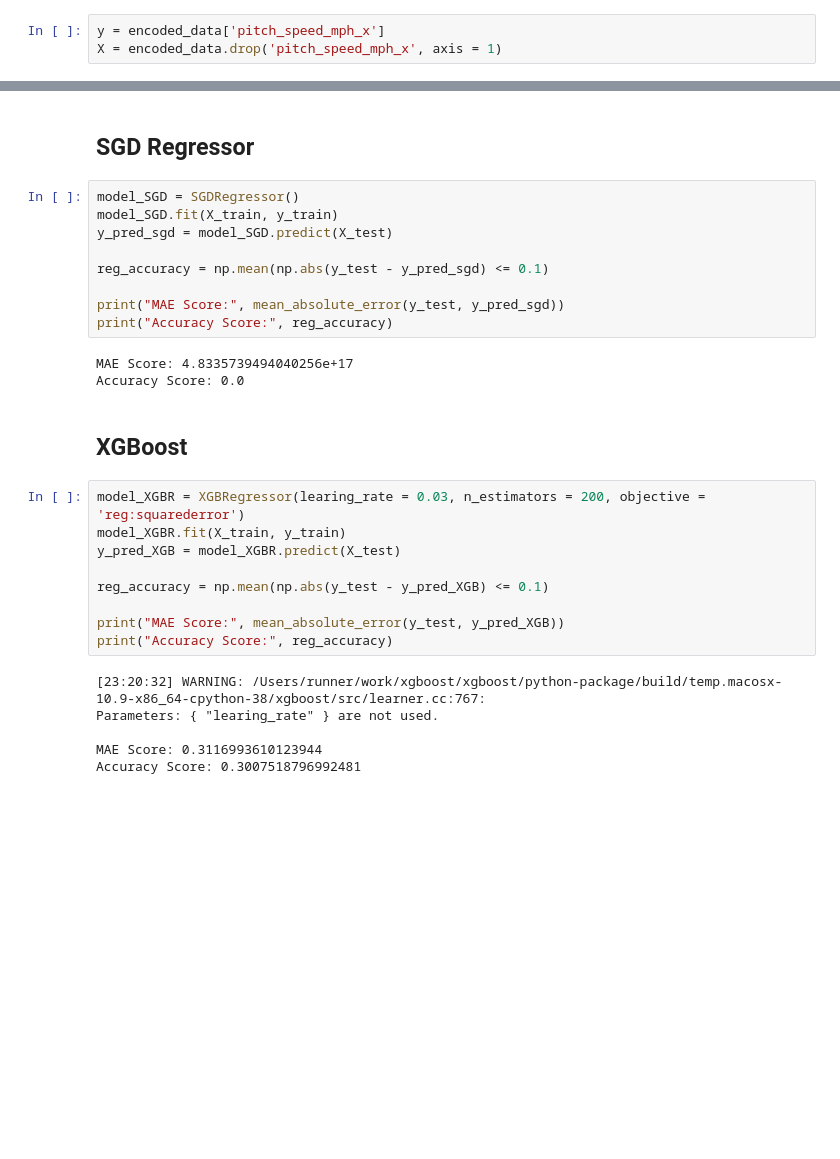
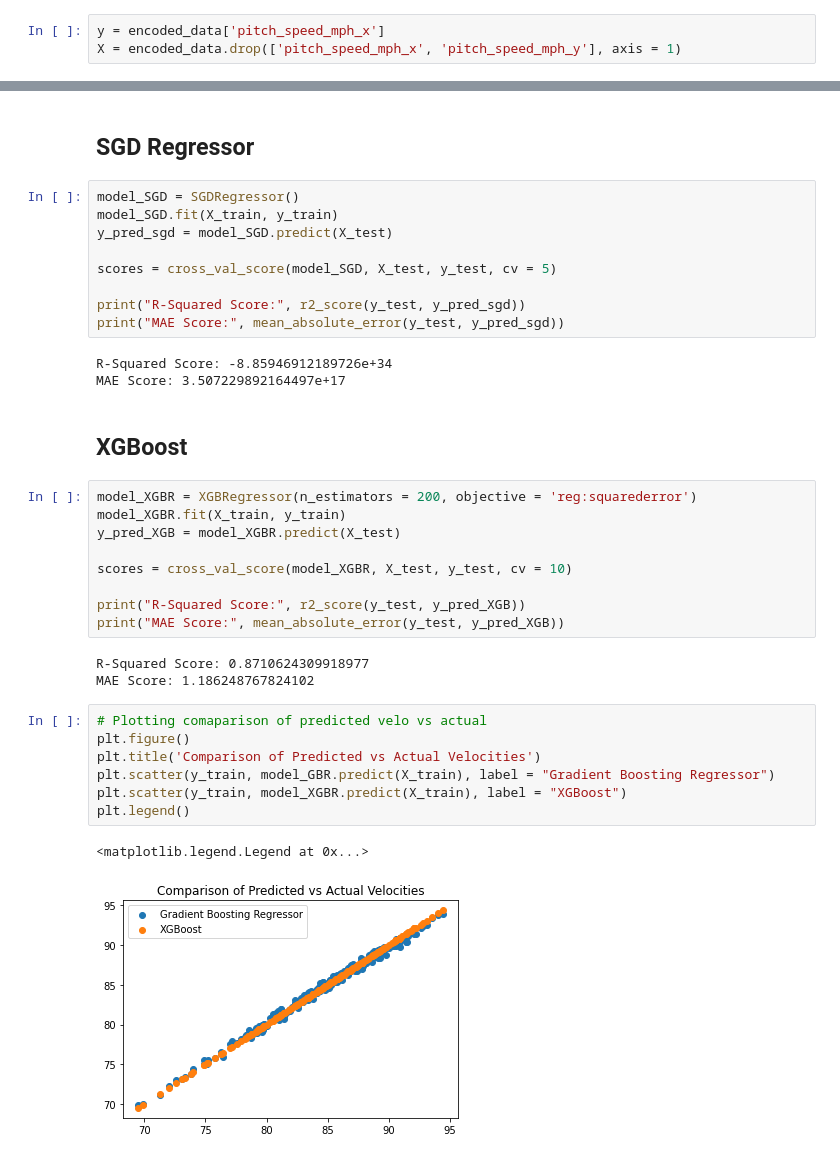
Before and after one commit to jisoawe/Biomech_Pitch_Velo_Prediction, a Jupyter notebook: Pitch Speed Prediction Model.ipynb, the cells around one changed output, grey strips where cells are left out. Cells and saved outputs as stored; diff of their text form; blank space fills up the shorter version.

```diff
--- a/Pitch Speed Prediction Model.ipynb
+++ b/Pitch Speed Prediction Model.ipynb
@@ -194,6 +176,6 @@ encoded_data.head() # = encoded_data.drop(columns = ['playing_level', 'p_throws'
 5 rows × 88 columns
 # %%
 y = encoded_data['pitch_speed_mph_x']
-X = encoded_data.drop('pitch_speed_mph_x', axis = 1)
+X = encoded_data.drop(['pitch_speed_mph_x', 'pitch_speed_mph_y'], axis = 1)
 # %% [markdown]
 # Model Comparisions
@@ -233,27 +216,34 @@ model_SGD = SGDRegressor()
 model_SGD.fit(X_train, y_train)
 y_pred_sgd = model_SGD.predict(X_test)
 
-reg_accuracy = np.mean(np.abs(y_test - y_pred_sgd) <= 0.1)
+scores = cross_val_score(model_SGD, X_test, y_test, cv = 5)
 
+print("R-Squared Score:", r2_score(y_test, y_pred_sgd))
 print("MAE Score:", mean_absolute_error(y_test, y_pred_sgd))
-print("Accuracy Score:", reg_accuracy)
 # %% [output]
-MAE Score: 4.8335739494040256e+17
-Accuracy Score: 0.0
+R-Squared Score: -8.85946912189726e+34
+MAE Score: 3.507229892164497e+17
 # %% [markdown]
 ## XGBoost
 # %%
-model_XGBR = XGBRegressor(learing_rate = 0.03, n_estimators = 200, objective = 'reg:squarederror')
+model_XGBR = XGBRegressor(n_estimators = 200, objective = 'reg:squarederror')
 model_XGBR.fit(X_train, y_train)
 y_pred_XGB = model_XGBR.predict(X_test)
 
-reg_accuracy = np.mean(np.abs(y_test - y_pred_XGB) <= 0.1)
+scores = cross_val_score(model_XGBR, X_test, y_test, cv = 10)
 
+print("R-Squared Score:", r2_score(y_test, y_pred_XGB))
 print("MAE Score:", mean_absolute_error(y_test, y_pred_XGB))
-print("Accuracy Score:", reg_accuracy)
 # %% [output]
-[23:20:32] WARNING: /Users/runner/work/xgboost/xgboost/python-package/build/temp.macosx-10.9-x86_64-cpython-38/xgboost/src/learner.cc:767:
-Parameters: { "learing_rate" } are not used.
-
-MAE Score: 0.3116993610123944
-Accuracy Score: 0.3007518796992481
+R-Squared Score: 0.8710624309918977
+MAE Score: 1.186248767824102
+# %%
+# Plotting comaparison of predicted velo vs actual
+plt.figure()
+plt.title('Comparison of Predicted vs Actual Velocities')
+plt.scatter(y_train, model_GBR.predict(X_train), label = "Gradient Boosting Regressor")
+plt.scatter(y_train, model_XGBR.predict(X_train), label = "XGBoost")
+plt.legend()
+# %% [output]
+<matplotlib.legend.Legend at 0x...>
+[figure, added]
```
Also changed, not shown: parts of 11 cells of this notebook.
